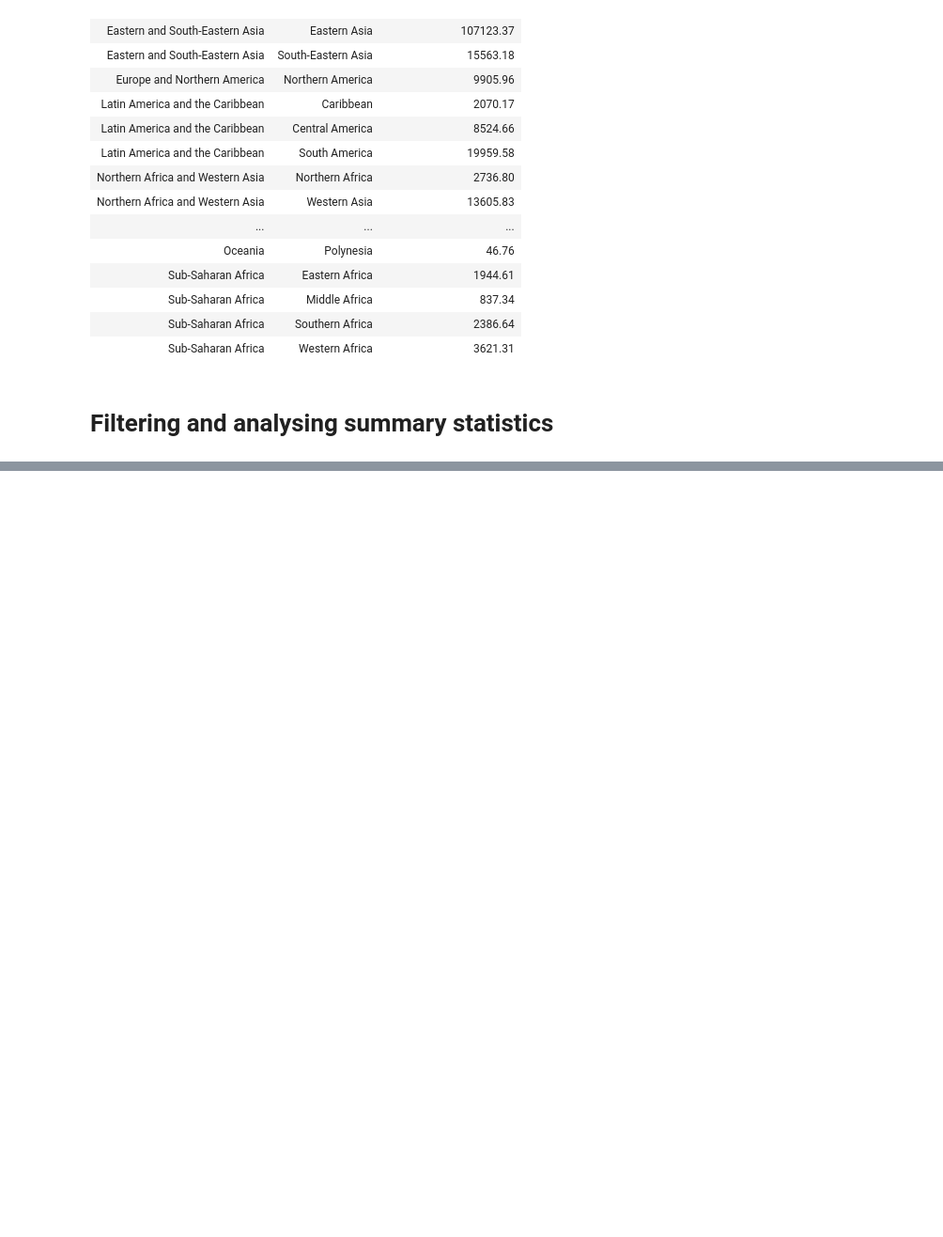
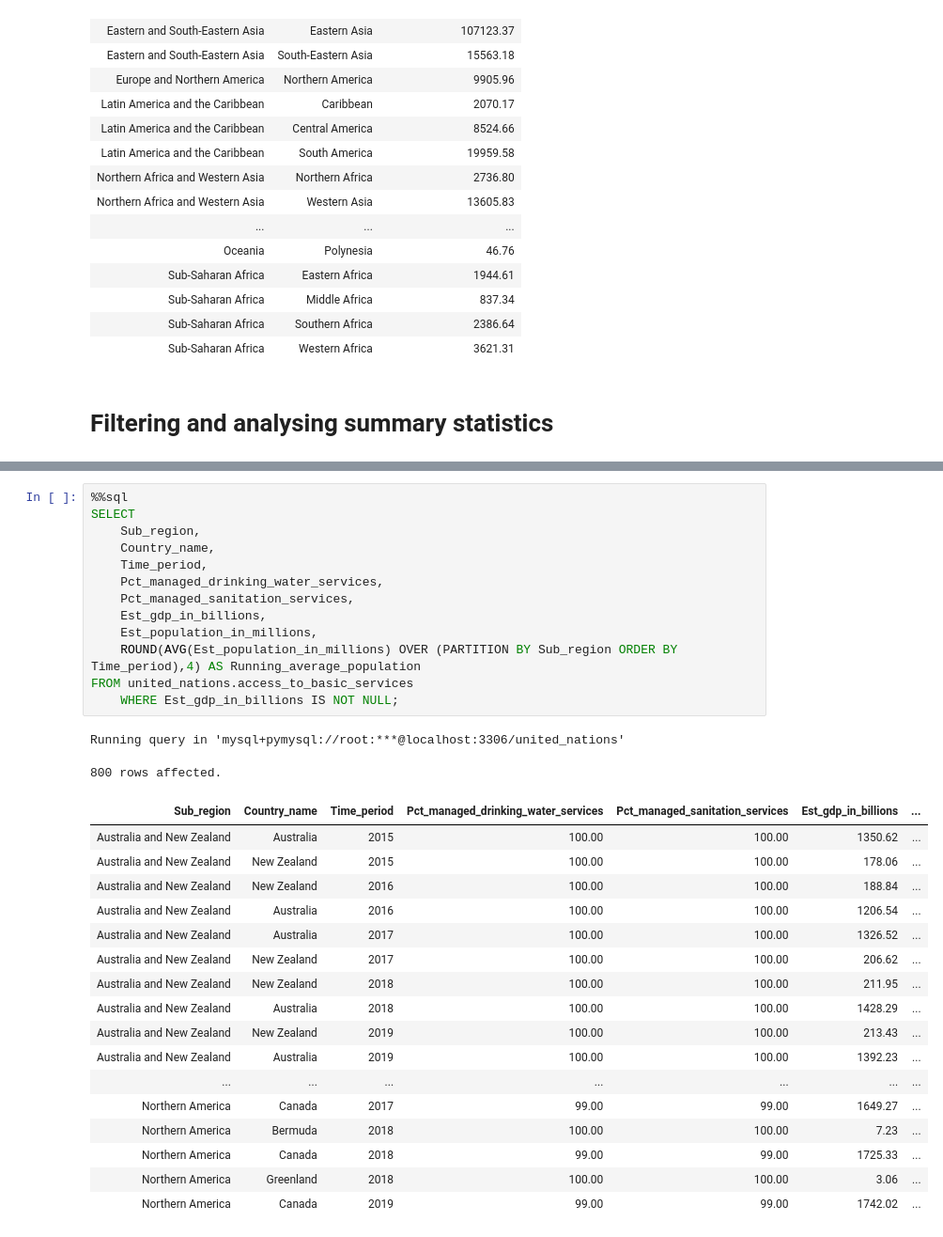
Before and after one commit to kxrrym03/ALX-Exercises, a Jupyter notebook: ALX United Nations.ipynb, the cells around one changed output, grey strips where cells are left out. Shown at 94% size. Saved outputs shown, nothing was run; the diff lists cells and outputs as text; blank space fills up the shorter version.

```diff
--- a/ALX United Nations.ipynb
+++ b/ALX United Nations.ipynb
@@ -567,0 +629,33 @@ Running query in 'mysql+pymysql://root:***@localhost:3306/united_nations'
+# %%
+%%sql
+SELECT
+    Sub_region,
+    Country_name,
+    Time_period,
+    Pct_managed_drinking_water_services,
+    Pct_managed_sanitation_services,
+    Est_gdp_in_billions,
+    Est_population_in_millions,
+    ROUND(AVG(Est_population_in_millions) OVER (PARTITION BY Sub_region ORDER BY Time_period),4) AS Running_average_population
+FROM united_nations.access_to_basic_services
+    WHERE Est_gdp_in_billions IS NOT NULL;
+# %% [output]
+Running query in 'mysql+pymysql://root:***@localhost:3306/united_nations'
+800 rows affected.
+| Sub_region | Country_name | Time_period | Pct_managed_drinking_water_services | Pct_managed_sanitation_services | Est_gdp_in_billions | ... |
+| Australia and New Zealand | Australia | 2015 | 100.00 | 100.00 | 1350.62 | ... |
+| Australia and New Zealand | New Zealand | 2015 | 100.00 | 100.00 | 178.06 | ... |
+| Australia and New Zealand | New Zealand | 2016 | 100.00 | 100.00 | 188.84 | ... |
+| Australia and New Zealand | Australia | 2016 | 100.00 | 100.00 | 1206.54 | ... |
+| Australia and New Zealand | Australia | 2017 | 100.00 | 100.00 | 1326.52 | ... |
+| Australia and New Zealand | New Zealand | 2017 | 100.00 | 100.00 | 206.62 | ... |
+| Australia and New Zealand | New Zealand | 2018 | 100.00 | 100.00 | 211.95 | ... |
+| Australia and New Zealand | Australia | 2018 | 100.00 | 100.00 | 1428.29 | ... |
+| Australia and New Zealand | New Zealand | 2019 | 100.00 | 100.00 | 213.43 | ... |
+| Australia and New Zealand | Australia | 2019 | 100.00 | 100.00 | 1392.23 | ... |
+| ... | ... | ... | ... | ... | ... | ... |
+| Northern America | Canada | 2017 | 99.00 | 99.00 | 1649.27 | ... |
+| Northern America | Bermuda | 2018 | 100.00 | 100.00 | 7.23 | ... |
+| Northern America | Canada | 2018 | 99.00 | 99.00 | 1725.33 | ... |
+| Northern America | Greenland | 2018 | 100.00 | 100.00 | 3.06 | ... |
+| Northern America | Canada | 2019 | 99.00 | 99.00 | 1742.02 | ... |
```
Also changed, not shown: parts of 4 cells of this notebook.
